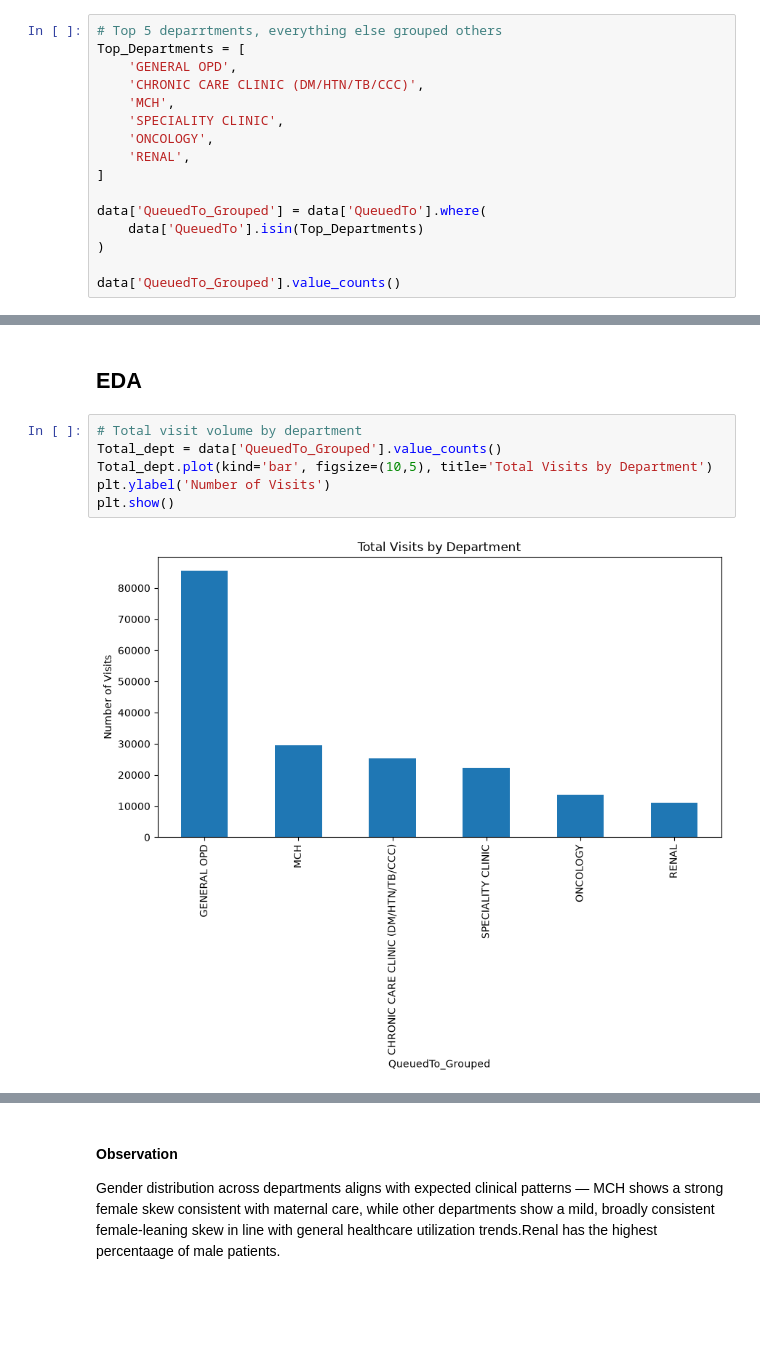
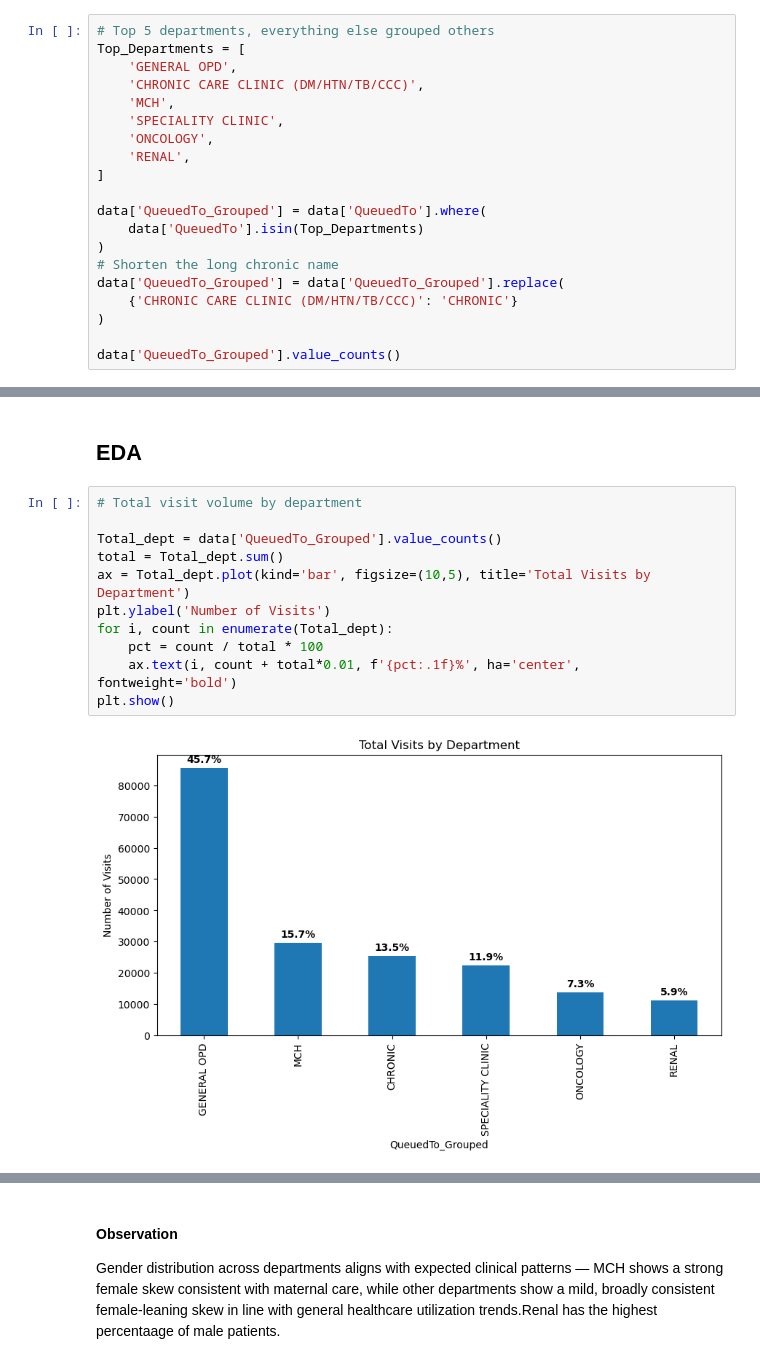
Before and after one commit to wahomelewis396/surge_sentinels, a Jupyter notebook: surge_sentinels.ipynb, the cells around one changed output, grey strips where cells are left out. Saved outputs shown, nothing was run; the diff lists cells and outputs as text; blank space fills up the shorter version.

```diff
--- a/surge_sentinels.ipynb
+++ b/surge_sentinels.ipynb
@@ -351,7 +334,7 @@ Year                  0
 Hour                  0
 dtype: int64
 # %%
-# Top 5 deparrtments, everything else grouped others
+# Top 5 departments, everything else grouped others
 Top_Departments = [
     'GENERAL OPD',
     'CHRONIC CARE CLINIC (DM/HTN/TB/CCC)',
@@ -364,6 +347,10 @@ Top_Departments = [
 data['QueuedTo_Grouped'] = data['QueuedTo'].where(
     data['QueuedTo'].isin(Top_Departments)
 )
+# Shorten the long chronic name
+data['QueuedTo_Grouped'] = data['QueuedTo_Grouped'].replace(
+    {'CHRONIC CARE CLINIC (DM/HTN/TB/CCC)': 'CHRONIC'}
+)
 
 data['QueuedTo_Grouped'].value_counts()
 # %% [output]
@@ -402,12 +389,17 @@ memory usage: 28.2+ MB
 ## EDA
 # %%
 # Total visit volume by department
+
 Total_dept = data['QueuedTo_Grouped'].value_counts()
-Total_dept.plot(kind='bar', figsize=(10,5), title='Total Visits by Department')
+total = Total_dept.sum()
+ax = Total_dept.plot(kind='bar', figsize=(10,5), title='Total Visits by Department')
 plt.ylabel('Number of Visits')
+for i, count in enumerate(Total_dept):
+    pct = count / total * 100
+    ax.text(i, count + total*0.01, f'{pct:.1f}%', ha='center', fontweight='bold')
 plt.show()
 # %% [output]
-[figure, old version]
+[figure, new version]
 # %%
 # Average visits per patient,by department
 visits_per_patient_by_dept = data.groupby(['QueuedTo_Grouped', 'PatientNumber']).size().reset_index(name='visits')
```
Also changed, not shown: parts of 92 cells of this notebook.
